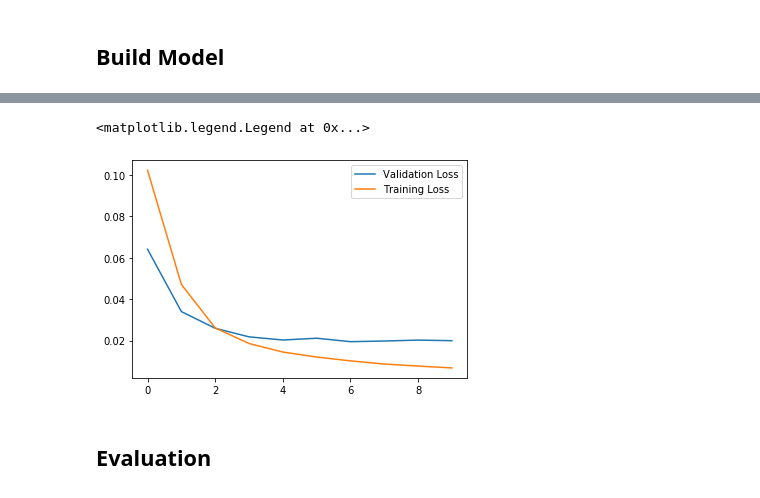
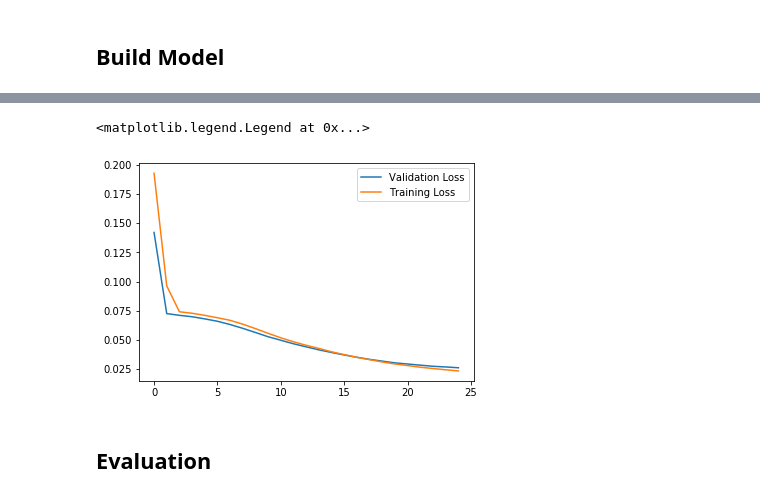
Before and after one commit to tdegamboda/healthdata-NER, a Jupyter notebook: Word Char Features.ipynb, the cells around one changed output, grey strips where cells are left out. Cells and saved outputs as stored; diff of their text form; code cells hidden in the pictures.

```diff
--- a/Word Char Features.ipynb
+++ b/Word Char Features.ipynb
@@ -218,7 +231,7 @@ MAX_CHAR = 26
 MAX_WORD = 123
 
 padded_sentences = pad_sequences(data_df["Word Tokens"], maxlen=MAX_WORD, dtype='int32', padding='post', truncating='post', value= word2idx["PAD"])
-padded_labels = pad_sequences(data_df["Label Tokens"], maxlen = MAX_WORD, dtype='int32', padding='post', truncating='post', value= tag2idx["PAD"])
+padded_labels = pad_sequences(data_df["Label Tokens"], maxlen = MAX_WORD, dtype='int32', padding='post', truncating='post', value= tag2idx["O"])
 padded_labels = np.array([to_categorical(i, num_classes = len(tag2idx)) for i in padded_labels])
 padded_chars = [pad_sequences(x, maxlen = MAX_CHAR, dtype = 'int32', padding = 'post', truncating = 'post', value= char2idx["PAD"]) for x in data_df["Character Tokens"]]
 padded_chars = pad_sequences(padded_chars, maxlen = MAX_WORD, padding = 'post', value = [0]*MAX_CHAR)
@@ -272,5 +301,7 @@ def get_model(word_vocab_size, char_vocab_size, max_word_len, max_char_len, lr =
 
     return model
 # %%
-model = get_model(len(word2idx), len(char2idx), MAX_WORD, MAX_CHAR, 0.001)
+classifier = 'softmax'
+
+model = get_model(len(word2idx), len(char2idx), MAX_WORD, MAX_CHAR, final_layer = classifier, lr = 0.0001)
 # %% [output]
@@ -292,5 +323,2 @@ Trainable params: 731,748
 Non-trainable params: 0
 __________________________________________________________________________________________________
-# %%
-history = model.fit(x = [train_sent, train_chars], y = train_labels, validation_data = ([val_sent, val_chars], val_labels),
-                   batch_size = 32, epochs = 10, verbose = 1)
@@ -314,0 +325,16 @@ Epoch 10/10
+# %%
+file_path = "mer.h5"
+BATCH_SIZE = 32
+MAX_EPOCHS = 25
+
+monitored_metric = "val_loss"
+
+if classifier == "crf":
+    monitored_metric += "_val"
+
+checkpoint = ModelCheckpoint(file_path, monitor=monitored_metric, verbose=1, save_best_only=True, mode='min')
+es = EarlyStopping(monitor=monitored_metric, mode='min', verbose=1, patience=5)
+reduce_ = ReduceLROnPlateau(monitor=monitored_metric, mode='min', patience=5, min_lr=1e-6)
+
+history = model.fit(x = [train_sent, train_chars], y = train_labels, validation_data = ([val_sent, val_chars], val_labels),
+                   batch_size = BATCH_SIZE, epochs = MAX_EPOCHS, callbacks=[es, checkpoint, reduce_], verbose = 1)
@@ -315,10 +359,10 @@ Epoch 10/10
 # %%
-plt.plot(history.history['val_loss'], label = "Validation Loss")
+plt.plot(history.history[monitored_metric], label = "Validation Loss")
 plt.plot(history.history['loss'], label = "Training Loss")
 plt.legend(loc = "best")
 # %% [output]
 <matplotlib.legend.Legend at 0x...>
-[figure, old version]
+[figure, new version]
 # %% [markdown]
 ## Evaluation
 # %%
```
Also changed, not shown: parts of 15 cells of this notebook, 1 other file.
